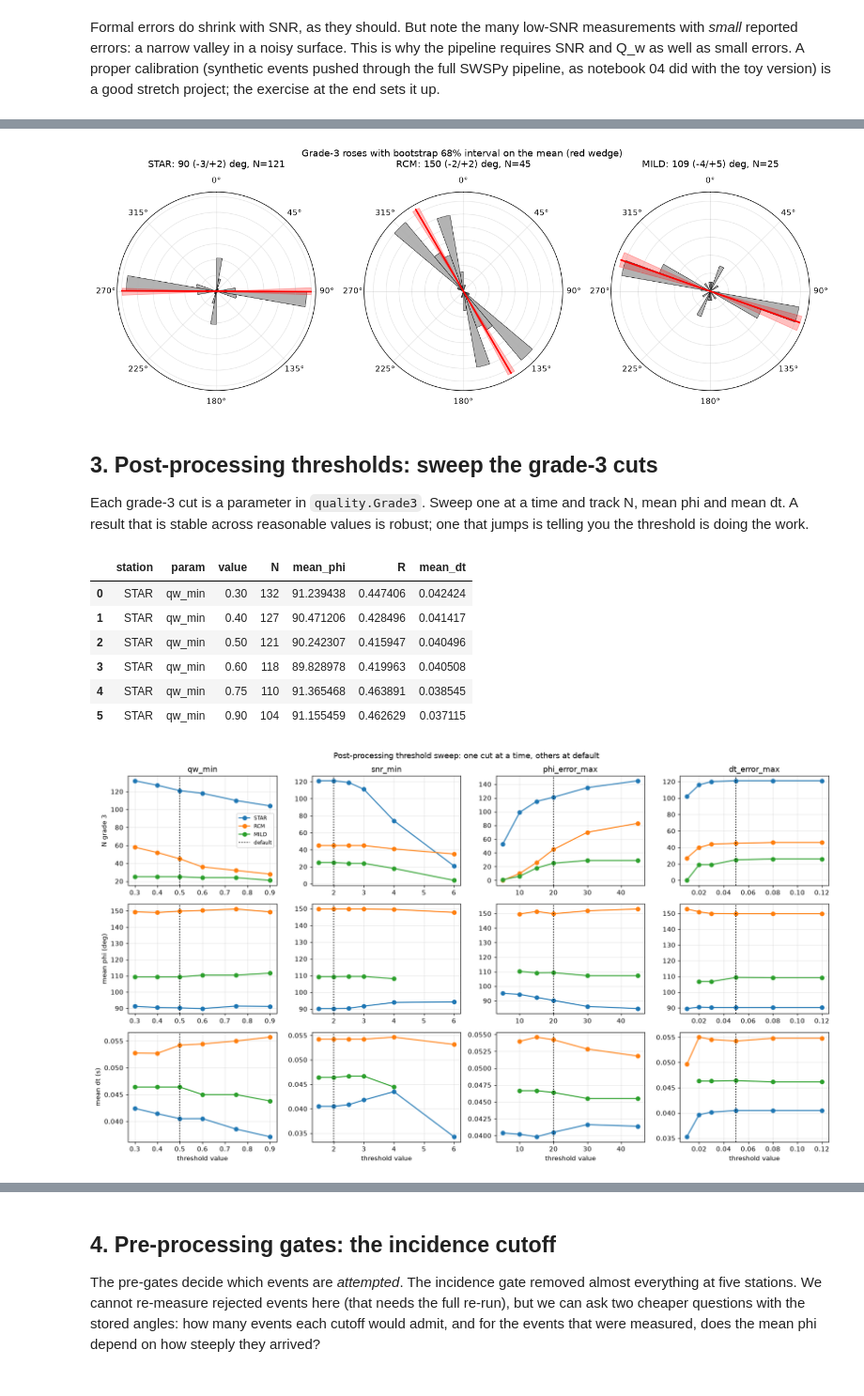
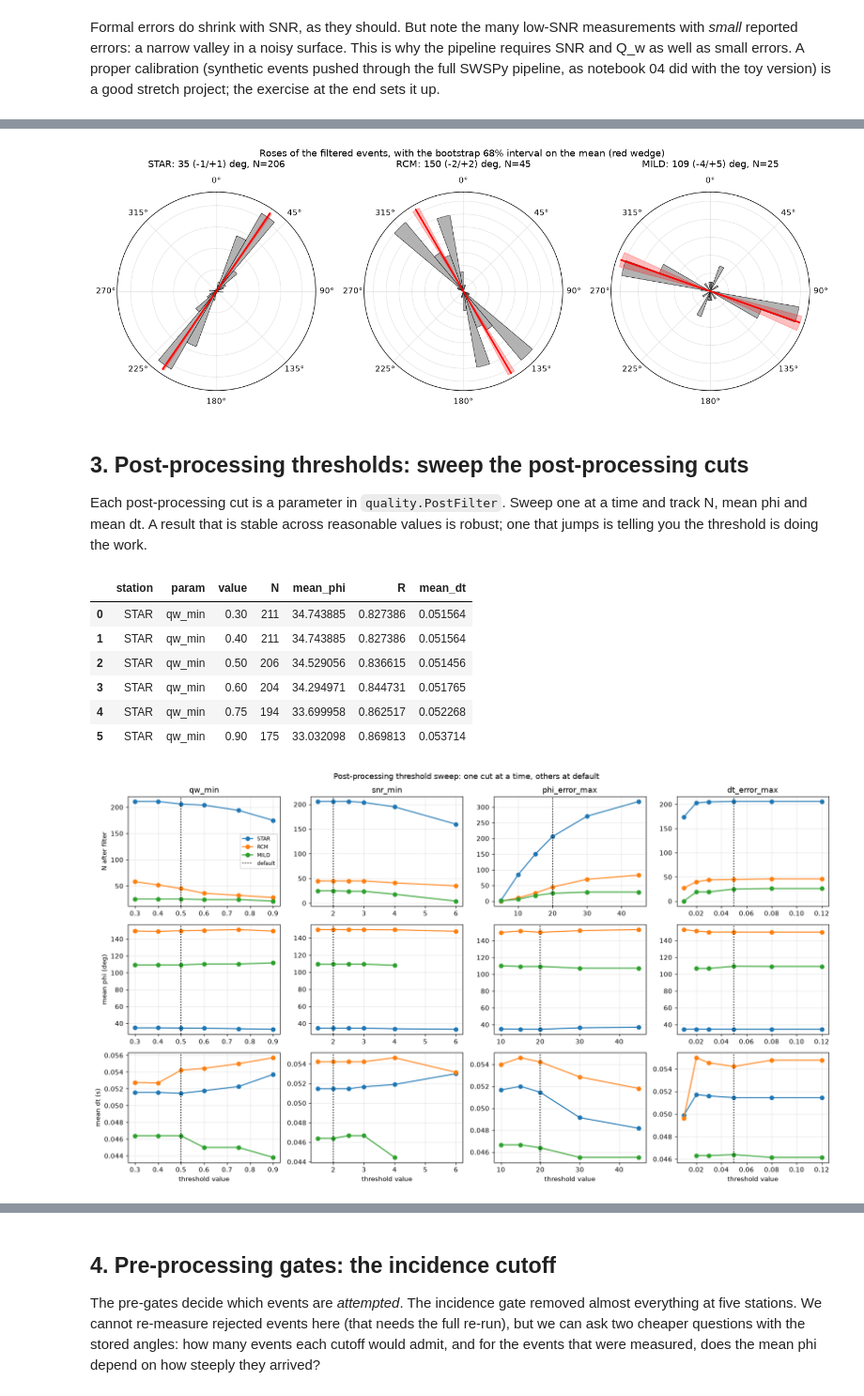
Before and after one commit to mhemmett/rainier-sws-tutorials, a Jupyter notebook: notebooks/07_uncertainty_and_thresholds.ipynb, the cells around one changed output, grey strips where cells are left out. Shown at 94% size. Drawn from its saved outputs; the diff is of its cells as text; code cells hidden in the pictures.

```diff
--- a/notebooks/07_uncertainty_and_thresholds.ipynb
+++ b/notebooks/07_uncertainty_and_thresholds.ipynb
@@ -27,7 +27,9 @@ print("repo:", REPO)
 repo: /Users/mhemmett/Seismology/rainier-sws-tutorials
 # %%
 STATIONS = ["STAR", "RCM", "MILD"]
-res = {s: pd.read_csv(paths.station_results_csv(s)) for s in STATIONS}
+# STAR from the research re-run on true Z/N/E with clipped events removed (oriented=True);
+# RCM and MILD are oriented as their metadata say, and their results did not change
+res = {s: pd.read_csv(paths.station_results_csv(s, oriented=(s == "STAR"))) for s in STATIONS}
 # %% [markdown]
 ## 1. Formal errors: are they believable?
 
@@ -51,12 +53,12 @@ Resample the grade-3 events with replacement, recompute the mean, repeat 1,000 t
 # %%
 rows = []
 for s in STATIONS:
-    g3 = quality.grade3(res[s])
-    m, lo, hi, _ = stats.bootstrap_axial_mean(g3.phi, n_boot=1000)
-    dt_m, dt_lo, dt_hi, _ = stats.bootstrap(g3.dt.values, np.mean, n_boot=1000)
-    pa_m, pa_lo, pa_hi, _ = stats.bootstrap(g3.pct_anisotropy.dropna().values, np.mean, n_boot=1000)
-    z, p = stats.rayleigh_test(g3.phi)
-    rows.append({"station": s, "N": len(g3), "mean_phi": m, "phi_-": lo, "phi_+": hi, "circ_std": stats.axial_std(g3.phi),
+    kept = quality.post_filtered(res[s])
+    m, lo, hi, _ = stats.bootstrap_axial_mean(kept.phi, n_boot=1000)
+    dt_m, dt_lo, dt_hi, _ = stats.bootstrap(kept.dt.values, np.mean, n_boot=1000)
+    pa_m, pa_lo, pa_hi, _ = stats.bootstrap(kept.pct_anisotropy.dropna().values, np.mean, n_boot=1000)
+    z, p = stats.rayleigh_test(kept.phi)
+    rows.append({"station": s, "N": len(kept), "mean_phi": m, "phi_-": lo, "phi_+": hi, "circ_std": stats.axial_std(kept.phi),
                  "rayleigh_p": p, "mean_dt": dt_m, "dt_68%": f"[{dt_lo:.3f}, {dt_hi:.3f}]",
                  "mean_pct_aniso": pa_m, "pct_68%": f"[{pa_lo:.2f}, {pa_hi:.2f}]"})
 summary = pd.DataFrame(rows).set_index("station").round(3)
@@ -72,9 +74,9 @@ How to read it: STAR's mean fast direction is about 90 degrees with a 68 percent
 # %%
 fig = plt.figure(figsize=(13, 4.5))
 for i, s in enumerate(STATIONS):
-    g3 = quality.grade3(res[s]); r = summary.loc[s]
+    kept = quality.post_filtered(res[s]); r = summary.loc[s]
     ax = fig.add_subplot(1, 3, i + 1, projection="polar"); ax.set_theta_zero_location("N"); ax.set_theta_direction(-1)
-    phi = measure.phi_0_180(g3.phi); bins = np.arange(0, 181, 10); c, _ = np.histogram(phi, bins)
+    phi = measure.phi_0_180(kept.phi); bins = np.arange(0, 181, 10); c, _ = np.histogram(phi, bins)
     th = np.deg2rad(np.concatenate([bins[:-1], bins[:-1] + 180]))
     ax.bar(th, np.concatenate([c, c]), width=np.deg2rad(10), color="0.7", edgecolor="k", lw=0.5, align="edge")
     rmax = ax.get_ylim()[1]
@@ -83,19 +85,19 @@ for i, s in enumerate(STATIONS):
         wedge = np.deg2rad(np.linspace(r.mean_phi + r["phi_-"] + base, r.mean_phi + r["phi_+"] + base, 20))
         ax.fill_between(wedge, 0, rmax, color="r", alpha=0.25)
     ax.set_yticklabels([]); ax.set_title(f"{s}: {r.mean_phi:.0f} ({r['phi_-']:+.0f}/{r['phi_+']:+.0f}) deg, N={int(r.N)}", pad=12)
-fig.suptitle("Grade-3 roses with bootstrap 68% interval on the mean (red wedge)"); plt.tight_layout()
+fig.suptitle("Roses of the filtered events, with the bootstrap 68% interval on the mean (red wedge)"); plt.tight_layout()
 # %% [output]
-[figure, old version]
+[figure, new version]
 # %% [markdown]
-## 3. Post-processing thresholds: sweep the grade-3 cuts
+## 3. Post-processing thresholds: sweep the post-processing cuts
 
-Each grade-3 cut is a parameter in `quality.Grade3`. Sweep one at a time and track N, mean phi and mean dt. A result that is stable across reasonable values is robust; one that jumps is telling you the threshold is doing the work.
+Each post-processing cut is a parameter in `quality.PostFilter`. Sweep one at a time and track N, mean phi and mean dt. A result that is stable across reasonable values is robust; one that jumps is telling you the threshold is doing the work.
 # %%
 def summarize(r, g):
-    g3 = quality.grade3(r, g)
-    if len(g3) < 5: return {"N": len(g3), "mean_phi": np.nan, "R": np.nan, "mean_dt": np.nan}
-    m, R = stats.axial_mean(g3.phi)
-    return {"N": len(g3), "mean_phi": m, "R": R, "mean_dt": g3.dt.mean()}
+    kept = quality.post_filtered(r, g)
+    if len(kept) < 5: return {"N": len(kept), "mean_phi": np.nan, "R": np.nan, "mean_dt": np.nan}
+    m, R = stats.axial_mean(kept.phi)
+    return {"N": len(kept), "mean_phi": m, "R": R, "mean_dt": kept.dt.mean()}
 
 sweeps = {
     "qw_min": [0.3, 0.4, 0.5, 0.6, 0.75, 0.9],
@@ -107,32 +109,32 @@ rows = []
 for s in STATIONS:
     for param, values in sweeps.items():
         for v in values:
-            g = quality.Grade3(**{param: v})
+            g = quality.PostFilter(**{param: v})
             rows.append({"station": s, "param": param, "value": v, **summarize(res[s], g)})
 sweep = pd.DataFrame(rows)
 sweep[(sweep.station == "STAR") & (sweep.param == "qw_min")]
 # %% [output]
 |  | station | param | value | N | mean_phi | R | mean_dt |
-| 0 | STAR | qw_min | 0.30 | 132 | 91.239438 | 0.447406 | 0.042424 |
-| 1 | STAR | qw_min | 0.40 | 127 | 90.471206 | 0.428496 | 0.041417 |
-| 2 | STAR | qw_min | 0.50 | 121 | 90.242307 | 0.415947 | 0.040496 |
-| 3 | STAR | qw_min | 0.60 | 118 | 89.828978 | 0.419963 | 0.040508 |
-| 4 | STAR | qw_min | 0.75 | 110 | 91.365468 | 0.463891 | 0.038545 |
-| 5 | STAR | qw_min | 0.90 | 104 | 91.155459 | 0.462629 | 0.037115 |
+| 0 | STAR | qw_min | 0.30 | 211 | 34.743885 | 0.827386 | 0.051564 |
+| 1 | STAR | qw_min | 0.40 | 211 | 34.743885 | 0.827386 | 0.051564 |
+| 2 | STAR | qw_min | 0.50 | 206 | 34.529056 | 0.836615 | 0.051456 |
+| 3 | STAR | qw_min | 0.60 | 204 | 34.294971 | 0.844731 | 0.051765 |
+| 4 | STAR | qw_min | 0.75 | 194 | 33.699958 | 0.862517 | 0.052268 |
+| 5 | STAR | qw_min | 0.90 | 175 | 33.032098 | 0.869813 | 0.053714 |
 # %%
 fig, axes = plt.subplots(3, 4, figsize=(16, 9))
 for j, (param, values) in enumerate(sweeps.items()):
-    for i, (metric, lab) in enumerate([("N", "N grade 3"), ("mean_phi", "mean phi (deg)"), ("mean_dt", "mean dt (s)")]):
+    for i, (metric, lab) in enumerate([("N", "N after filter"), ("mean_phi", "mean phi (deg)"), ("mean_dt", "mean dt (s)")]):
         ax = axes[i, j]
         for s in STATIONS:
             d = sweep[(sweep.station == s) & (sweep.param == param)]
             ax.plot(d.value, d[metric], "o-", label=s)
-        default = getattr(quality.DEFAULT_GRADE3, param)
+        default = getattr(quality.DEFAULT_POST, param)
         ax.axvline(default, color="k", ls=":", label="default" if (i == 0 and j == 0) else None)
         if i == 0: ax.set_title(param)
         if i == 2: ax.set_xlabel("threshold value")
         if j == 0: ax.set_ylabel(lab)
 axes[0, 0].legend(fontsize=8); fig.suptitle("Post-processing threshold sweep: one cut at a time, others at default"); plt.tight_layout()
 # %% [output]
-[figure, old version]
+[figure, new version]
 # %% [markdown]
```
Also changed, not shown: parts of 27 cells of this notebook, 9 other files.
